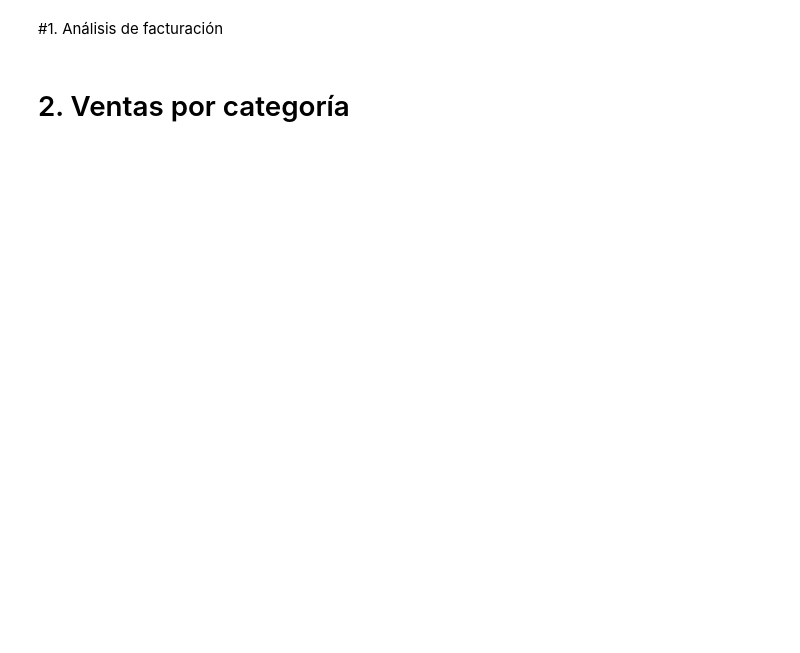
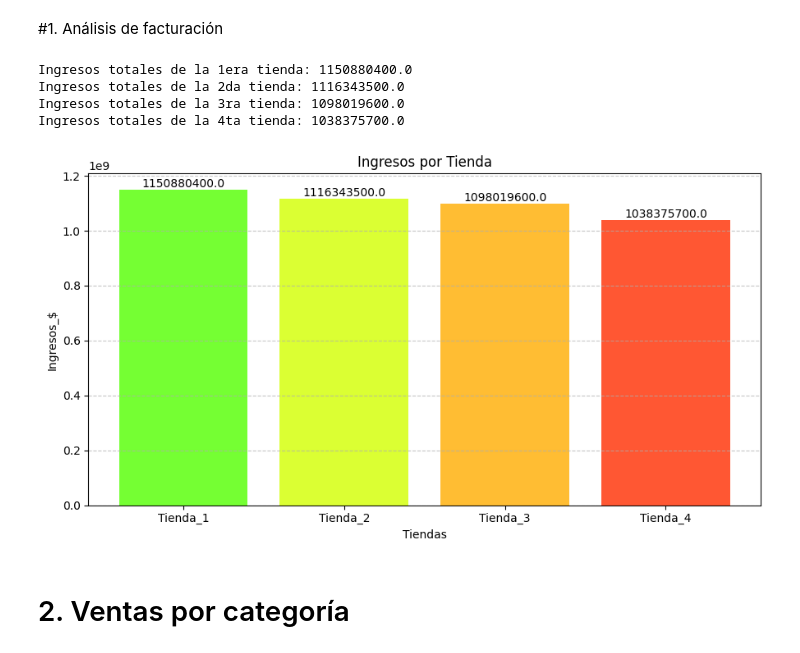
Before and after one commit to CarolinaG2024/Allura-Store_Challenge, a Jupyter notebook: challenge1-data-science-latam-main/AluraStoreLatam.ipynb, the cells around one changed output. Drawn from its saved outputs; the diff is of its cells as text; code cells hidden in the pictures; blank space fills up the shorter version.

```diff
--- a/challenge1-data-science-latam-main/AluraStoreLatam.ipynb
+++ b/challenge1-data-science-latam-main/AluraStoreLatam.ipynb
@@ -25,5 +23,51 @@ tienda.head()
 | 4 | Silla de oficina | Muebles | 335200.0 | 20200.0 | 07/11/2020 | Maria Alfonso | Medellín | ... |
 # %% [markdown]
 #1. Análisis de facturación
+# %%
+##Calcular los ingresos de cada tienda.
+ingreso_Total1=tienda['Precio'].sum()
+ingreso_Total2=tienda2['Precio'].sum()
+ingreso_Total3=tienda3['Precio'].sum()
+ingreso_Total4=tienda4['Precio'].sum()
+##Mostrar los resultados
+print(f'Ingresos totales de la 1era tienda: {ingreso_Total1} ')
+print(f'Ingresos totales de la 2da tienda: {ingreso_Total2} ')
+print(f'Ingresos totales de la 3ra tienda: {ingreso_Total3} ')
+print(f'Ingresos totales de la 4ta tienda: {ingreso_Total4} ')
+# %% [output]
+Ingresos totales de la 1era tienda: 1150880400.0
+Ingresos totales de la 2da tienda: 1116343500.0
+Ingresos totales de la 3ra tienda: 1098019600.0
+Ingresos totales de la 4ta tienda: 1038375700.0
+# %%
+#Importar libreria
+import matplotlib.pyplot as plt
+#Números decimales con 2 cifras
+pd.options.display.float_format = '{:.2f}'.format
+
+#Definir los datos que van en la tabla
+tiendas= ['Tienda_1','Tienda_2','Tienda_3','Tienda_4']
+ingresos_tiendas = [ingreso_Total1,ingreso_Total2,ingreso_Total3,ingreso_Total4]
+colores = ['#75ff33','#dbff33','#ffbd33','#ff5733']
+#crear el gráfico en este caso de barras
+plt.figure (figsize=(9,5))
+barras = plt.bar(tiendas, ingresos_tiendas, color=colores)
+#Etiquetas
+plt.ylabel('Ingresos_$')
+plt.title('Ingresos por Tienda')
+plt.xlabel('Tiendas')
+
+plt.grid(axis='y', linestyle='--', alpha=0.7)
+
+#Valores
+for barra in barras:
+    yval = barra.get_height()
+    plt.text(barra.get_x() + barra.get_width()/2, yval, round(yval, 2), ha='center', va='bottom')
+
+#Mostrar gráfico
+plt.tight_layout()
+plt.show()
+# %% [output]
+[figure, added]
 # %% [markdown]
 # 2. Ventas por categoría
```
Also changed, not shown: parts of 19 cells of this notebook.
